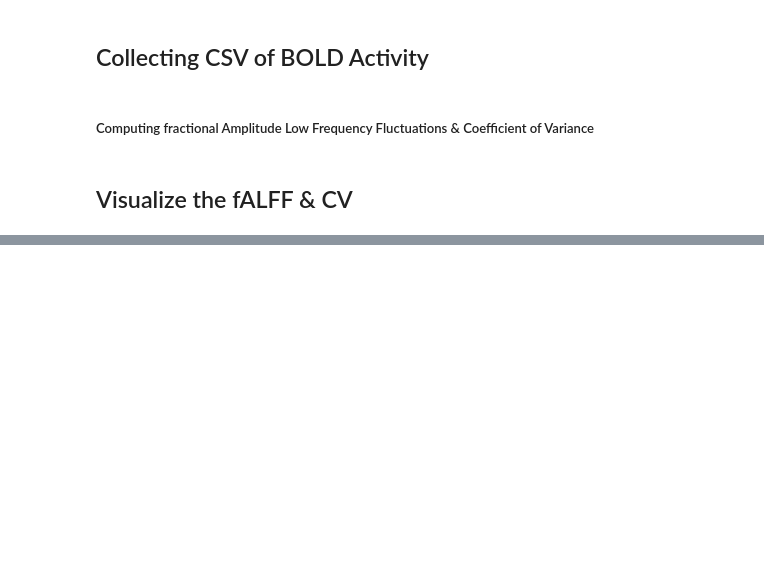
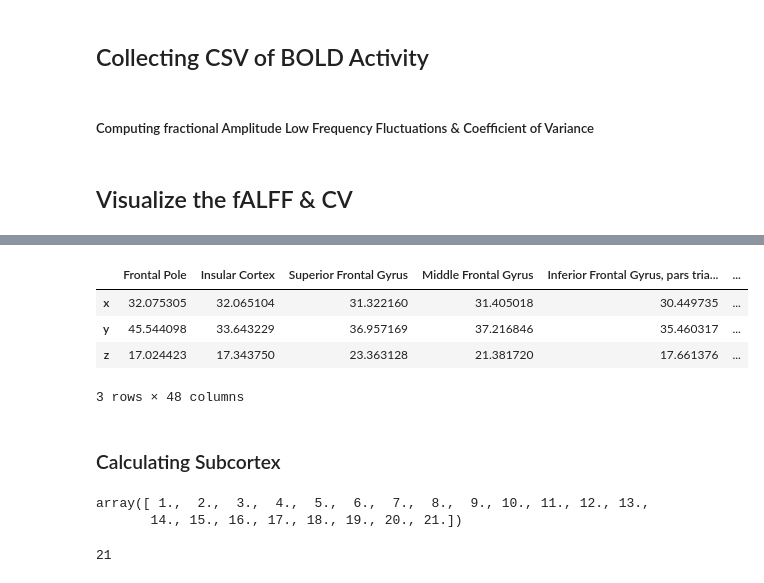
Before and after one commit to efwoods/Parkinsons_Disease_Study, a Jupyter notebook: notebooks/_initial_analysis_collecting_and_calculating_dataframes.ipynb, the cells around one changed output, grey strips where cells are left out. Saved outputs shown, nothing was run; the diff lists cells and outputs as text; code cells hidden in the pictures; blank space fills up the shorter version.

```diff
--- a/notebooks/_initial_analysis_collecting_and_calculating_dataframes.ipynb
+++ b/notebooks/_initial_analysis_collecting_and_calculating_dataframes.ipynb
@@ -1567,0 +1263,26 @@ animate();
+# %%
+cortex_column_labels = atlas_cortex.labels[1:]
+# %%
+keys = np.arange(1, 49, step=1.0)
+# %%
+roi_cortex_columns_dict = {}
+for index, region in enumerate(cortex_column_labels):
+    roi_cortex_columns_dict[keys[index]] = region
+# %%
+roi_cortex_df.rename(columns=roi_cortex_columns_dict, inplace=True)
+roi_cortex_df = roi_cortex_df.T
+roi_cortex_df.rename(columns = {0:"x", 1:"y", 2:"z"}, inplace=True)
+roi_cortex_df.head()
+# %% [output]
+|  | Frontal Pole | Insular Cortex | Superior Frontal Gyrus | Middle Frontal Gyrus | Inferior Frontal Gyrus, pars tria... | ... |
+| x | 32.075305 | 32.065104 | 31.322160 | 31.405018 | 30.449735 | ... |
+| y | 45.544098 | 33.643229 | 36.957169 | 37.216846 | 35.460317 | ... |
+| z | 17.024423 | 17.343750 | 23.363128 | 21.381720 | 17.661376 | ... |
+3 rows × 48 columns
+# %% [markdown]
+### Calculating Subcortex
+# %%
+roi_labels_subcortex
+# %% [output]
+array([ 1.,  2.,  3.,  4.,  5.,  6.,  7.,  8.,  9., 10., 11., 12., 13.,
+       14., 15., 16., 17., 18., 19., 20., 21.])
@@ -1567,0 +1310,4 @@ animate();
+# %%
+len(subcortex_column_labels)
+# %% [output]
+21
```
Also changed, not shown: parts of 75 cells of this notebook, 4 other files.
